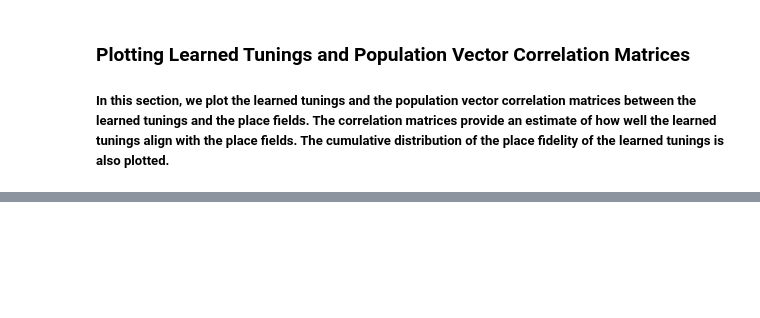
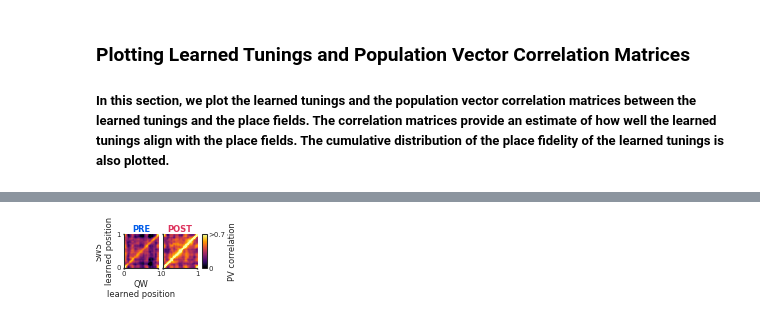
Before and after one commit to diba-lab/Maboudi_et_al_2022, a Jupyter notebook: Figure2.ipynb, the cells around one changed output, grey strips where cells are left out. Cells and saved outputs as stored; diff of their text form; code cells hidden in the pictures; blank space fills up the shorter version.

```diff
--- a/Figure2.ipynb
+++ b/Figure2.ipynb
@@ -580,0 +742,94 @@ plt.tight_layout()
+# %%
+
+# population vector correlation between the NREM and QW learned tunings for PRE and POST
+
+learned_tunings_nrem_qw_population_vector_correlation = dict()
+for epoch in ['pre', 'post']:
+
+    current_nrem_data = learned_tunings_sessions_concat[f'{epoch}_nrem']
+    current_nrem_data = np.apply_along_axis(normalize_to_max, 1, current_nrem_data)
+
+    current_qw_data = learned_tunings_sessions_concat[f'{epoch}_qw']
+    current_qw_data = np.apply_along_axis(normalize_to_max, 1, current_qw_data)
+
+    learned_tunings_nrem_qw_population_vector_correlation[epoch] = calculate_all_column_correlations(current_nrem_data, current_qw_data)
+# %%
+#------------------------------------------------------------------------------------------------------------
+# Set up colors ans styles
+
+sns.set_style('whitegrid') # Set style and context
+sns.set_context('paper')
+
+custom_params = {"axes.spines.top": False, "axes.spines.right": False}
+sns.set_theme(style="ticks", rc=custom_params)
+
+plt.rcParams.update({
+    'font.size':6,
+    'axes.linewidth':0.75,
+    'pdf.fonttype':42,
+    'ps.fonttype':42,
+    'axes.labelsize':6,
+    'axes.titlesize':8,
+    'xtick.labelsize':6,
+    'ytick.labelsize':5,
+    'legend.fontsize':6,
+    'legend.title_fontsize':6,
+    'legend.frameon': False,
+    'legend.markerscale':2,
+    'xtick.major.size':2,
+    'ytick.major.size':2
+})
+
+colors = [
+    '#005CE9', # PRE
+    '#DD335D' # POST
+    ]
+
+plotheight = 60
+plotwidth = 100
+font_size = 6
+
+fig = plt.figure()
+fig.set_size_inches([plotwidth/72, plotheight/72])
+gs = GridSpec(nrows=1, ncols=3, figure=fig, hspace=0.3, wspace=0.2, width_ratios=[1,1,0.15])
+
+max_correlation = 0.7
+
+for epoch_idx , epoch_name in enumerate(['pre', 'post']):
+    ax0 = fig.add_subplot(gs[epoch_idx])
+
+    ax0.imshow(learned_tunings_nrem_qw_population_vector_correlation[epoch_name], vmin=0, vmax=max_correlation, interpolation='none', cmap=c_map, origin='lower', aspect='auto')
+
+    ax0.set_xticks([0, num_pos_bins_interp], [0, 1])
+    if epoch_idx == 0:
+        ax0.set_xlabel('QW\nlearned position', fontsize = font_size, labelpad=2)
+
+    ax0.set_yticks([0, num_pos_bins_interp])
+
+    if epoch_idx == 0:
+        ax0.set_ylabel('SWS\nlearned position', fontsize = font_size, labelpad=2)
+        ax0.set_yticklabels([0, 1])
+    else:
+        ax0.set_ylabel('')
+        ax0.set_yticklabels([])
+
+    ax0.set_title(epoch_name.upper(), fontsize = font_size, fontweight='bold', pad=2, color = colors[epoch_idx])
+
+    ax0.tick_params(axis='both', which='major', labelsize=5, length=1, width=1, pad=1)
+
+ax_cbar = fig.add_subplot(gs[0,2])
+cbar = plt.colorbar(ax0.get_images()[0], cax=ax_cbar, orientation='vertical', drawedges= False)
+cbar.set_label("PV correlation", labelpad=2)
+cbar.set_ticks([0, max_correlation])
+cbar.set_ticklabels([0, f'>{max_correlation}'])
+cbar.ax.tick_params(length=0, pad=1)
+cbar.ax.xaxis.set_label_position('bottom')
+
+
+plt.subplots_adjust(left=0.2, right= 0.8, bottom=0.4, top=0.8)
+
+filename = 'QW_NREM_correaltion.pdf'
+file_path = os.path.join(main_dir, filename)
+plt.savefig(file_path, format='pdf', dpi=300)
+# %% [output]
+[figure, added]
```
Also changed, not shown: parts of 22 cells of this notebook, 16 other files.
